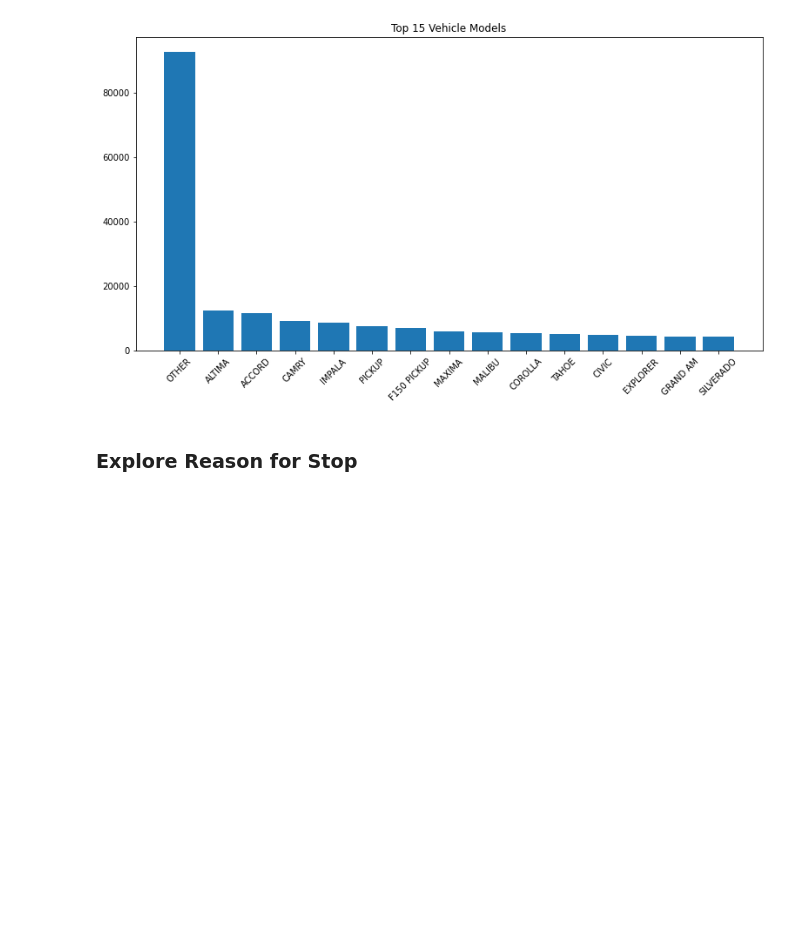
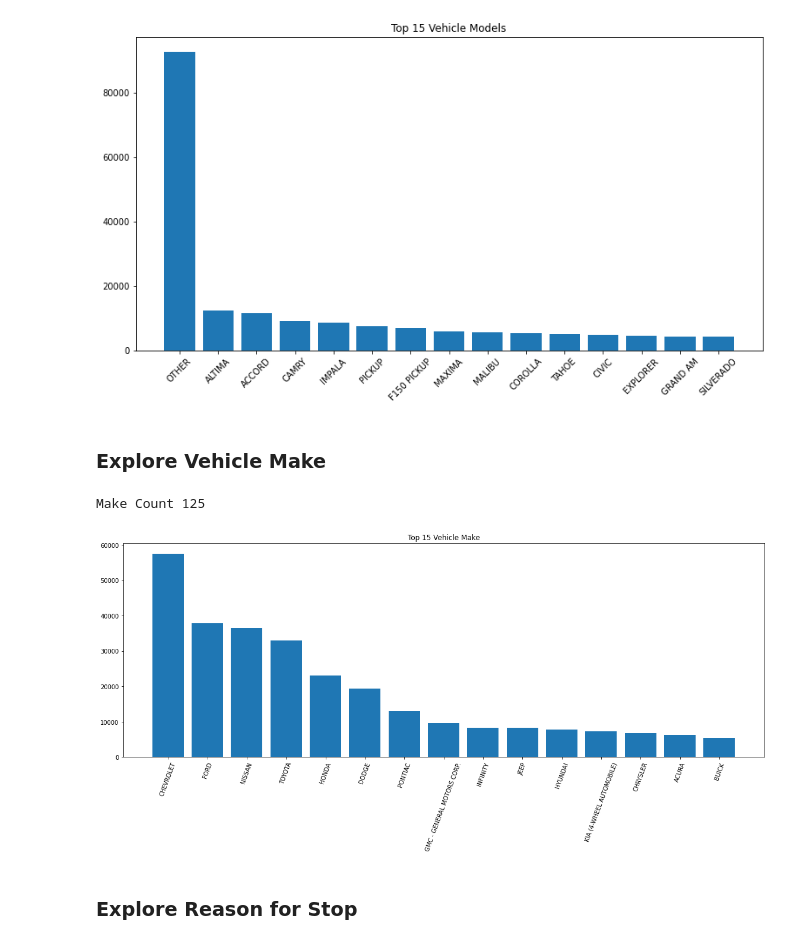
Before and after one commit to uninstallit/ATI580, a Jupyter notebook: Preprocessing.ipynb, the cells around one changed output. Saved outputs shown, nothing was run; the diff lists cells and outputs as text; code cells hidden in the pictures; blank space fills up the shorter version.

```diff
--- a/Preprocessing.ipynb
+++ b/Preprocessing.ipynb
@@ -248,6 +248,25 @@ plt.show()
 # %% [output]
 Model Count 375
 [figure]
+# %% [markdown]
+### Explore Vehicle Make
+# %%
+temp = df.VehicleMake.value_counts()
+print('Make Count {}'.format(len(temp)))
+top_make = pd.DataFrame(temp).iloc[0:15]
+
+make = pd.DataFrame(top_make).index.values
+count_make = np.transpose(np.squeeze(top_make.to_numpy()))
+
+fig = fig = plt.figure(figsize=(15,5))
+ax = fig.add_axes([0,0,1,1])
+ax.bar(make,count_make)
+ax.set_title('Top 15 Vehicle Make')
+ax.set_xticklabels(make, rotation=70)
+plt.show()
+# %% [output]
+Make Count 125
+[figure, added]
 # %% [markdown]
 ### Explore Reason for Stop
 # %%
```
